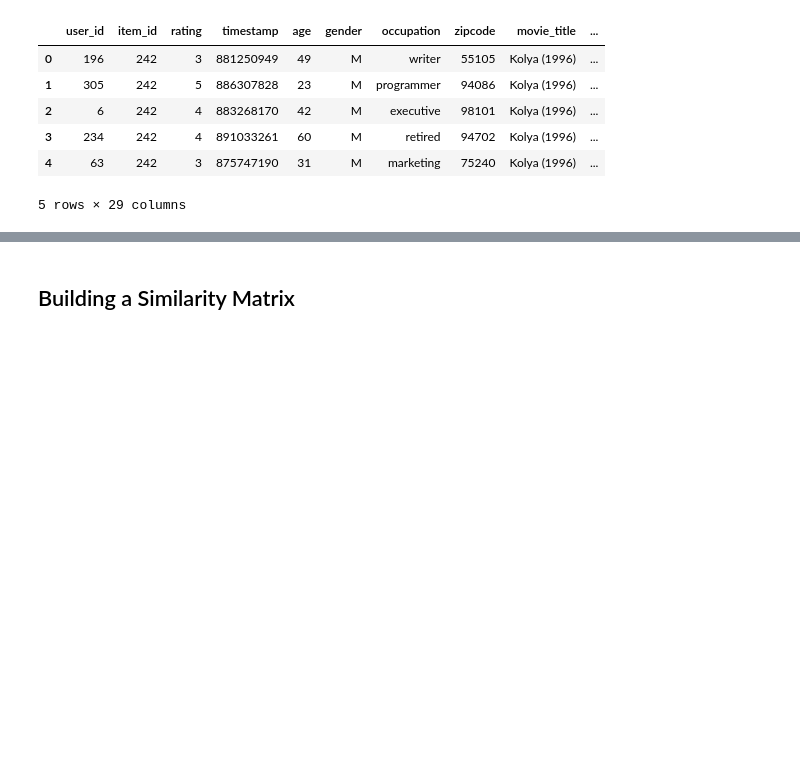
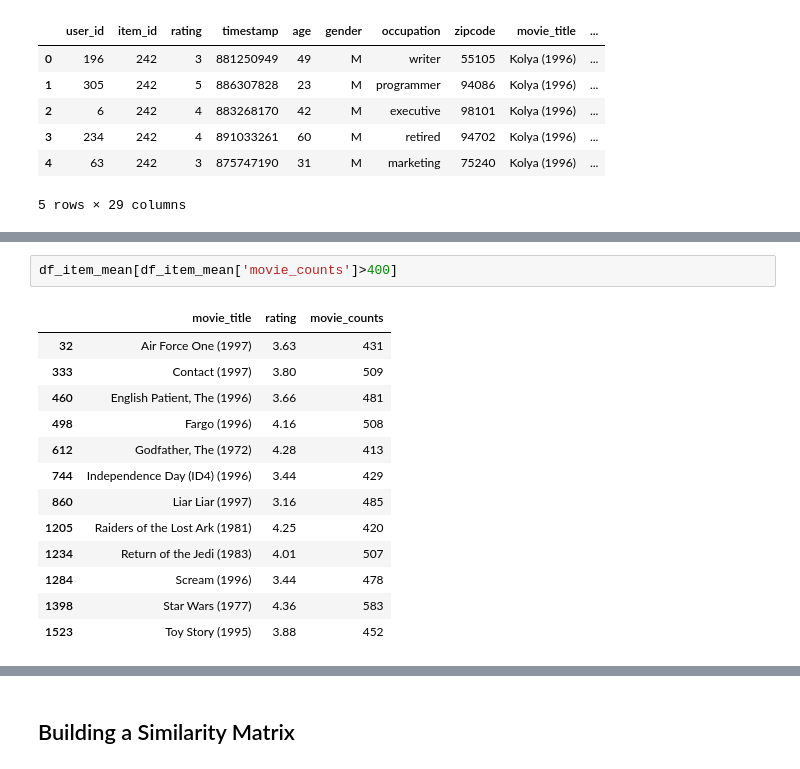
Before and after one commit to anandaheino/Recommendation_Systems, a Jupyter notebook: Matrix_factorization/Recomm_System_MovieLens.ipynb, the cells around one changed output, grey strips where cells are left out. Saved outputs shown, nothing was run; the diff lists cells and outputs as text; blank space fills up the shorter version.

```diff
--- a/Matrix_factorization/Recomm_System_MovieLens.ipynb
+++ b/Matrix_factorization/Recomm_System_MovieLens.ipynb
@@ -228,0 +267,16 @@ df_data.head()
+# %%
+df_item_mean[df_item_mean['movie_counts']>400]
+# %% [output]
+|  | movie_title | rating | movie_counts |
+| 32 | Air Force One (1997) | 3.63 | 431 |
+| 333 | Contact (1997) | 3.80 | 509 |
+| 460 | English Patient, The (1996) | 3.66 | 481 |
+| 498 | Fargo (1996) | 4.16 | 508 |
+| 612 | Godfather, The (1972) | 4.28 | 413 |
+| 744 | Independence Day (ID4) (1996) | 3.44 | 429 |
+| 860 | Liar Liar (1997) | 3.16 | 485 |
+| 1205 | Raiders of the Lost Ark (1981) | 4.25 | 420 |
+| 1234 | Return of the Jedi (1983) | 4.01 | 507 |
+| 1284 | Scream (1996) | 3.44 | 478 |
+| 1398 | Star Wars (1977) | 4.36 | 583 |
+| 1523 | Toy Story (1995) | 3.88 | 452 |
```
Also changed, not shown: parts of 13 cells of this notebook.
